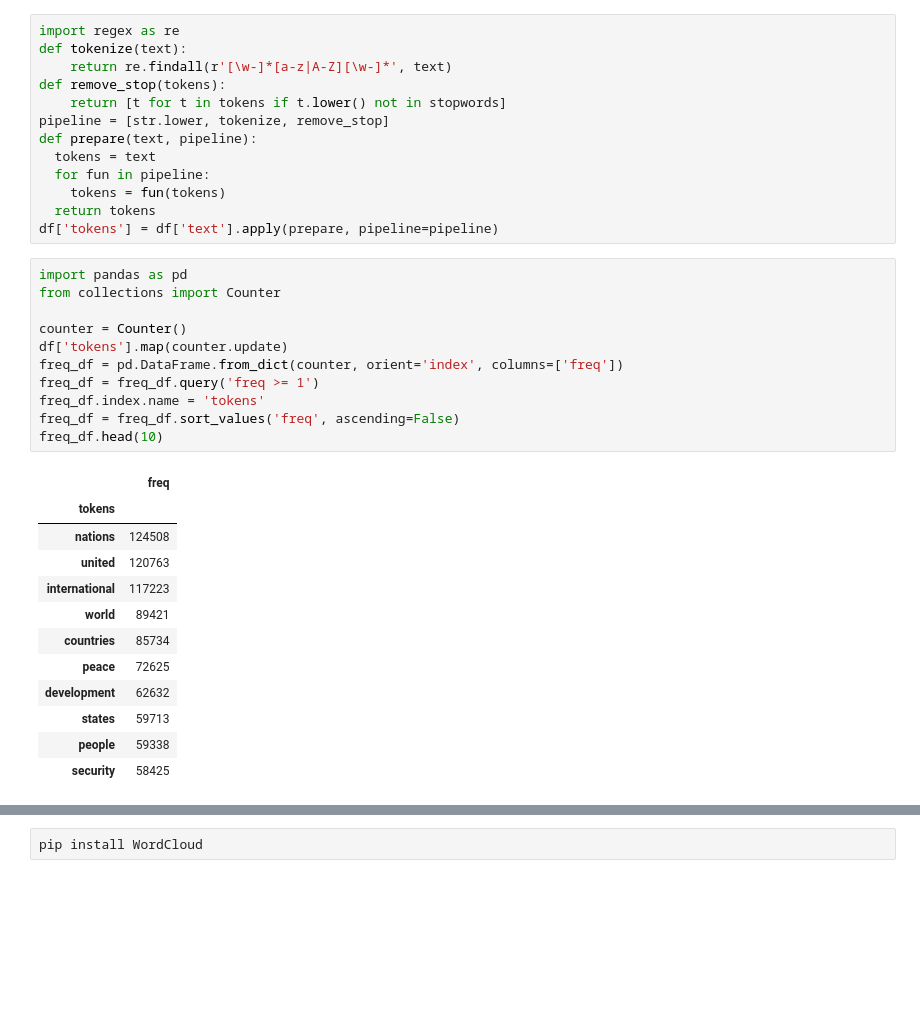
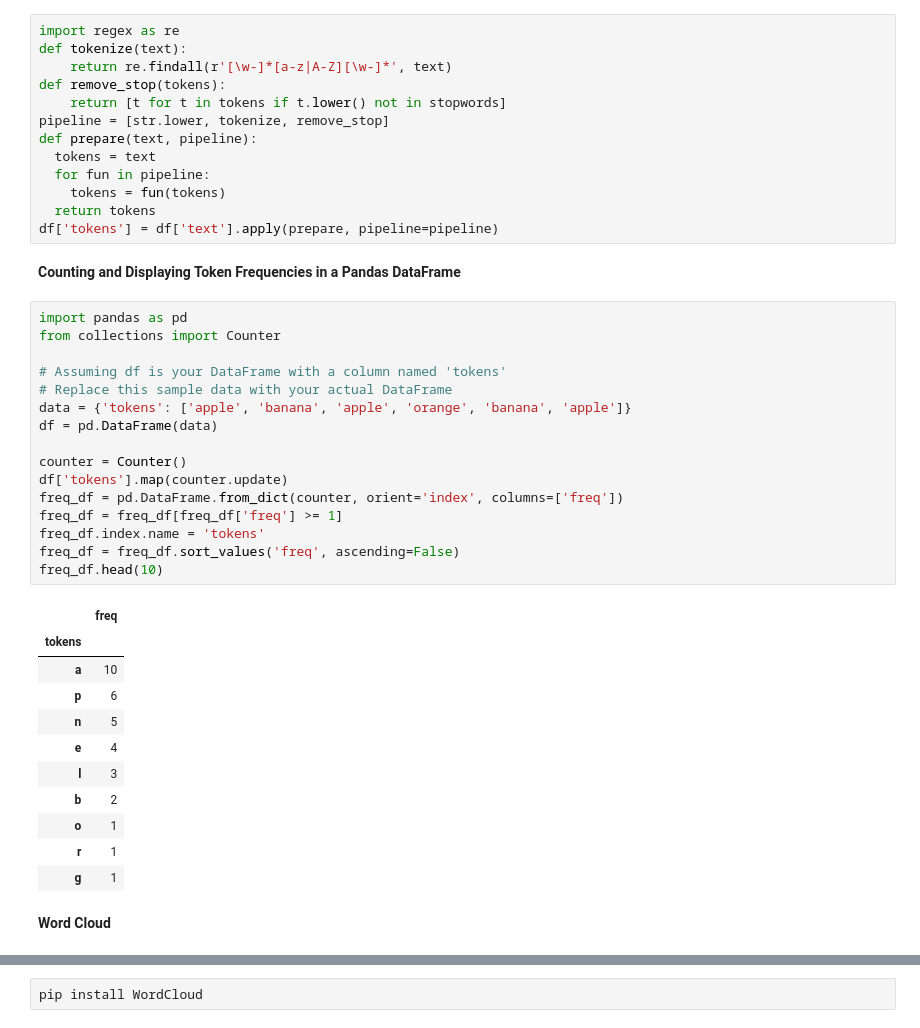
Before and after one commit to KeerthiR02/TextBasedAnalysis, a Jupyter notebook: Classwork 3 (2).ipynb, the cells around one changed output, grey strips where cells are left out. Saved outputs shown, nothing was run; the diff lists cells and outputs as text; blank space fills up the shorter version.

```diff
--- a/Classwork 3 (2).ipynb
+++ b/Classwork 3 (2).ipynb
@@ -45,30 +51,38 @@ def prepare(text, pipeline):
     tokens = fun(tokens)
   return tokens
 df['tokens'] = df['text'].apply(prepare, pipeline=pipeline)
+# %% [markdown]
+**Counting and Displaying Token Frequencies in a Pandas DataFrame**
 # %%
 import pandas as pd
 from collections import Counter
 
+# Assuming df is your DataFrame with a column named 'tokens'
+# Replace this sample data with your actual DataFrame
+data = {'tokens': ['apple', 'banana', 'apple', 'orange', 'banana', 'apple']}
+df = pd.DataFrame(data)
+
 counter = Counter()
 df['tokens'].map(counter.update)
 freq_df = pd.DataFrame.from_dict(counter, orient='index', columns=['freq'])
-freq_df = freq_df.query('freq >= 1')
+freq_df = freq_df[freq_df['freq'] >= 1]
 freq_df.index.name = 'tokens'
 freq_df = freq_df.sort_values('freq', ascending=False)
 freq_df.head(10)
 # %% [output]
 |  | freq |
 | tokens |  |
-| nations | 124508 |
-| united | 120763 |
-| international | 117223 |
-| world | 89421 |
-| countries | 85734 |
-| peace | 72625 |
-| development | 62632 |
-| states | 59713 |
-| people | 59338 |
-| security | 58425 |
+| a | 10 |
+| p | 6 |
+| n | 5 |
+| e | 4 |
+| l | 3 |
+| b | 2 |
+| o | 1 |
+| r | 1 |
+| g | 1 |
+# %% [markdown]
+**Word Cloud**
 # %%
 from wordcloud import WordCloud
 from matplotlib import pyplot as plt
```
Also changed, not shown: parts of 12 cells of this notebook.
